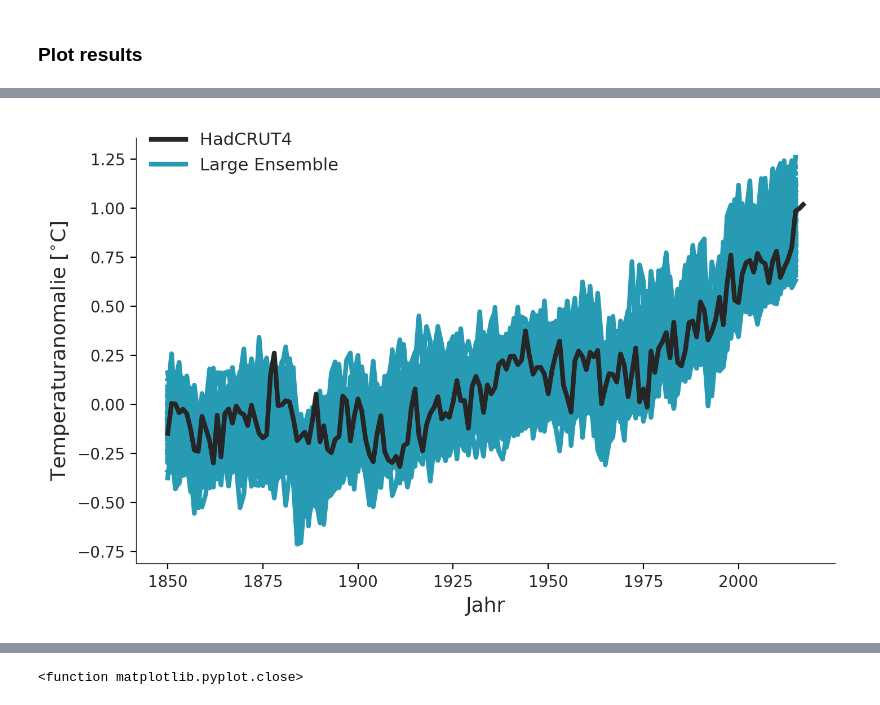
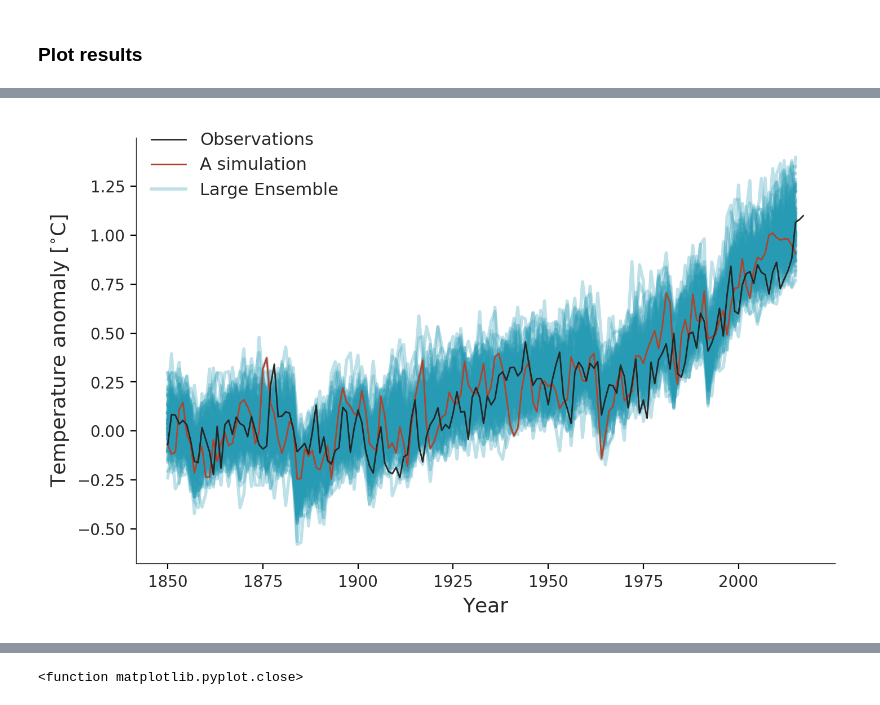
Before and after one commit to thorstenmauritsen/Climate_dynamics_course, a Jupyter notebook: scripts/Chapter5-Variability-GMST.ipynb, the cells around one changed output, grey strips where cells are left out. Saved outputs shown, nothing was run; the diff lists cells and outputs as text; code cells hidden in the pictures.

Commit message:
Scripts data and changes to variability chapter

```diff
--- a/scripts/Chapter5-Variability-GMST.ipynb
+++ b/scripts/Chapter5-Variability-GMST.ipynb
@@ -56,8 +56,8 @@ print(T_ens.shape)
 # ##Take anomaly from 1961-1990
 # T_mean = np.mean(T[61:91])
 
-T_ens  -= np.mean(T_ens[1900-1850:1950-1850,:])
-T      -= np.mean(T[1900-1850:1950-1850])
+T_ens  -= np.mean(T_ens[1850-1850:1880-1850,:])
+T      -= np.mean(T[1850-1850:1880-1850])
 # gmst   -= gmst_mean
 # lower  -= gmst_mean
 # upper  -= gmst_mean
@@ -80,65 +157,22 @@ T      -= np.mean(T[1900-1850:1950-1850])
 # %%
-# fig = plt.figure()
-# ax  = fig.add_subplot(111)
-
 fig, ax = plt.subplots(figsize=(8,5),dpi=200)
-
-almost_black     = '#262626'
-dred             = '#B44128'
-
-#Colours hiatus, long-term, and model during hiatus
-col_h = '#289BB4'
-col_l = '#0C48C5' #'#94CDDA'
-col_m = '#CD6D0C' #'#E5A41A'
-
 ### ACTUAL HEAT CONTENT IN RED
-hdls = ax.plot(year, T, '-',color=almost_black,alpha=1.0,lw=3,zorder=2,label="HadCRUT4")
+hdls = ax.plot(year, T, '-',color=almost_black,alpha=1.0,lw=1,zorder=2,label="Observations")
 
 
 # hdls += ax.plot(year, lower, '-',color=almost_black,alpha=1.0,lw=1)
 # ax.plot(year, upper, '-',color=almost_black,alpha=1.0,lw=1)
 
-
-
-
 ####
 #hdls += ax.plot(year_ens, T_ens[:,4], '-',color=col_m,alpha=1.0,lw=3,zorder=1,label="Einzige Simulation")
-hdls += ax.plot(year_ens, T_ens, '-',color=col_h,alpha=1.0,lw=3,zorder=0,label="Large Ensemble")
+hdls += ax.plot(year_ens, T_ens[:,2], '-',color=dred,alpha=1.0,lw=1,zorder=1,label="A simulation")
+hdls += ax.plot(year_ens, T_ens, '-',color=col_h,alpha=0.3,lw=2,zorder=0,label="Large Ensemble")
 #hdls += ax.plot(years_l, trd_l*years_l + y_l, '-',color=col_l,alpha=1.0,lw=3)
 
 
-
-# ### Models
-# hdls += ax.plot(year_model, cmip5, '-',color=dred,alpha=1.0,lw=3)
-# hdls += ax.plot(years_m, trd_m*years_m + y_m, '-',color=col_m,alpha=1.0,lw=3)
-
-
-# ax.plot(years_1, residuals, 'g--',alpha=1.0)
-### TREND FOR THE PERIOD 2000-2010 IN BLUE
-#ax.text(3,3.3,'State-dependence', color=almost_black, rotation=7)
-#ax.set_yticks((2,4,6,8,10))
-ax.set_ylabel('Temperaturanomalie [$^{\circ}$C]',fontsize=13)
-ax.set_xlabel('Jahr',fontsize=13)
+ax.set_ylabel('Temperature anomaly [$^{\circ}$C]',fontsize=13)
+ax.set_xlabel('Year',fontsize=13)
 ax.set_xticks((1850,1875,1900,1925,1950,1975,2000))
-
-#ax.axis([1900,2017,-0.8,0.8])
-
-# ax2 = ax.twinx()
-# xloc=2021
-# ax2.plot(xloc, trd_h*10, '.',color=col_h ,markersize=15 ,clip_on=False)
-# #ax2.plot(xloc, trd_l*10, '.',color=col_l ,markersize=15 ,clip_on=False)
-# ax2.plot(xloc, trd_m*10, '.',color=col_m , markersize=15,clip_on=False)
-
-#ax.axis([1900,2017,-0.8,0.8])
-
-# ax.axis([1900,2017,-0.8,0.8])
-
-# ax2.set_ylabel('Temperature trend [$^{\circ}$C / decade]',fontsize=13)
-# ax2.set_ylim([0,0.25])
-# ax2.tick_params('y', colors='r')
-#ax.spines['left'].set_position('zero')
-
-
 
 spines_to_remove        = ['top', 'right']
 for spine in spines_to_remove:
@@ -156,32 +190,32 @@ for spine in spines_to_keep:
 
 
     # plt.tight_layout()
     # plt.savefig('State_dependence_framework.eps', format='eps')
     # plt.close()
 #hdls[0].set_markerfacecolor('black')
 
 handles, labels = ax.get_legend_handles_labels()
 
 by_label = OrderedDict(zip(labels, handles))
 
 leg = ax.legend(by_label.values(), by_label.keys(),frameon=False,
                  fontsize=11, loc='upper left',  bbox_to_anchor=(0., 1.05),)
 # leg.get_frame().set_facecolor('white')
 # leg.get_frame().set_edgecolor('white')
 
 # Change the legend label colors to almost black, too
 texts = leg.texts
 for t in texts:
     t.set_color(almost_black)
 
 [i.set_color(almost_black) for i in ax.get_xticklabels() + ax.get_yticklabels() + [ax.xaxis.label,] + [ax.yaxis.label,]]
 
 # ax2.spines['right'].set_position(('outward', 15))
 # ax2.spines['right'].set_smart_bounds(True)
 
 #plt.tight_layout()
-plt.savefig('Hiatus_rahlstedt_onlyobs.pdf',bbox_inchdes='tight',transparent=True)
+plt.savefig('../plots/Variability02.pdf',bbox_inchdes='tight',transparent=True)
 plt.show()
 #plt.pause(0.01)
 # %% [output]
-[figure, old version]
+[figure, new version]
```
Also changed, not shown: parts of 4 cells of this notebook, 4 other files.
